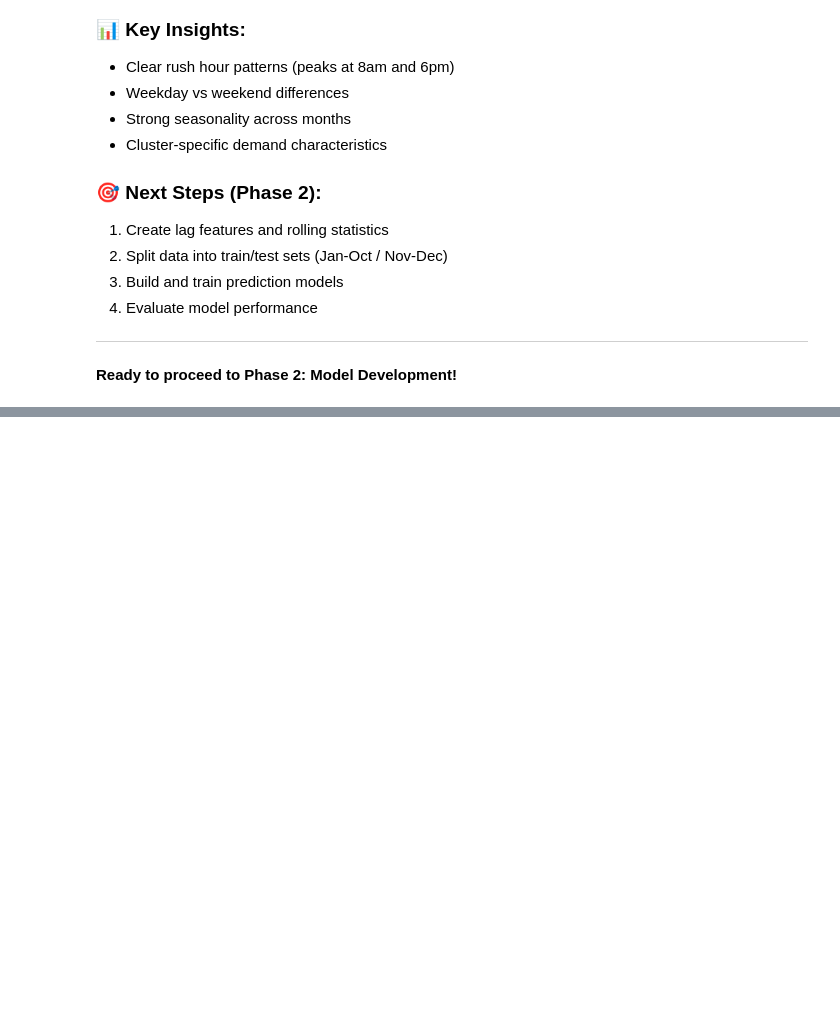
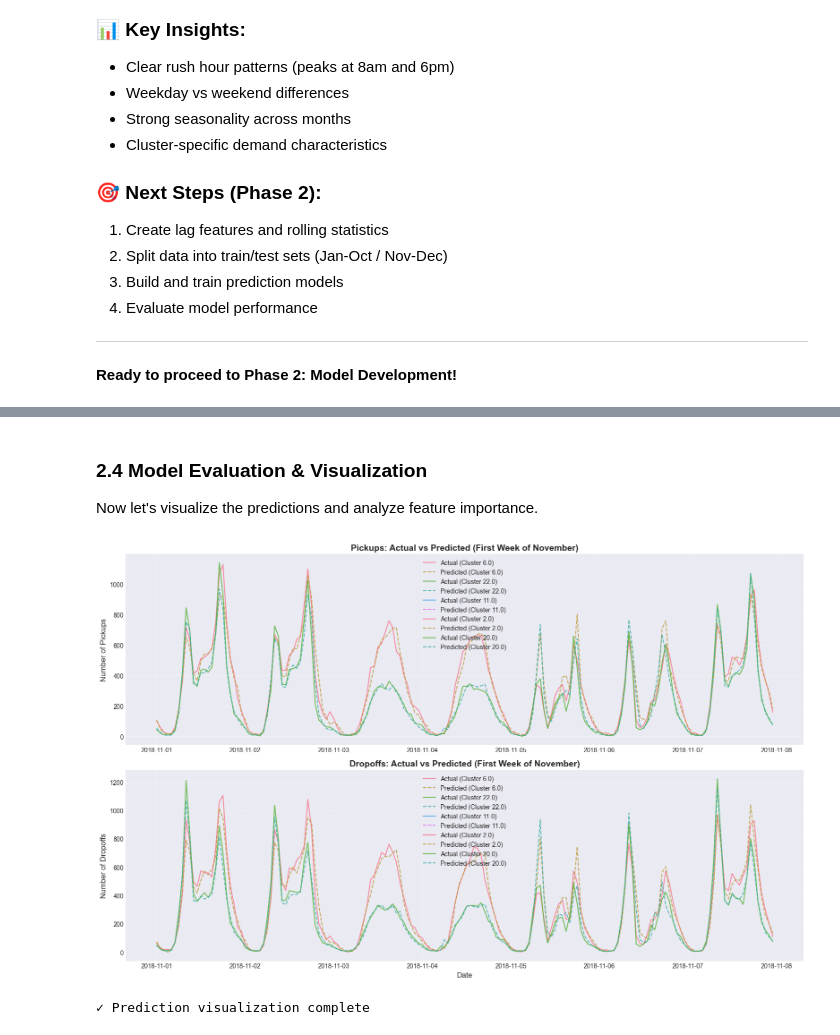
Before and after one commit to dtukrelle/Analysis-of-NY-Citi-Bike-stations, a Jupyter notebook: task2_demand_prediction.ipynb, the cells around one changed output, grey strips where cells are left out. Saved outputs shown, nothing was run; the diff lists cells and outputs as text; code cells hidden in the pictures; blank space fills up the shorter version.

```diff
--- a/task2_demand_prediction.ipynb
+++ b/task2_demand_prediction.ipynb
@@ -707,0 +1079,14 @@ print(f"  - Total dropoffs: {demand['dropoffs'].sum():,}")
+# %%
+# Define feature columns (exclude target variables and identifiers)
+exclude_cols = ['cluster', 'datetime_hour', 'date', 'pickups', 'dropoffs']
+feature_cols = [col for col in train_data_clean.columns if col not in exclude_cols]
+
+print(f"=== FEATURE SELECTION ===")
+print(f"Total features: {len(feature_cols)}")
+print(f"\nFeature categories:")
+print(f"  - Lag features: {len([c for c in feature_cols if 'lag' in c])}")
+print(f"  - Rolling features: {len([c for c in feature_cols if 'rolling' in c])}")
+print(f"  - Cyclical features: {len([c for c in feature_cols if 'sin' in c or 'cos' in c])}")
+print(f"  - Other features: {len([c for c in feature_cols if 'lag' not in c and 'rolling' not in c and 'sin' not in c and 'cos' not in c])}")
+
+print(f"\nSample features: {feature_cols[:10]}")
@@ -707,0 +1301,47 @@ print(f"  - Total dropoffs: {demand['dropoffs'].sum():,}")
+# %% [markdown]
+### 2.4 Model Evaluation & Visualization
+
+Now let's visualize the predictions and analyze feature importance.
+# %%
+# Visualize predictions vs actual values
+fig, axes = plt.subplots(2, 1, figsize=(16, 10))
+
+# Add predictions to test data for plotting
+test_data_clean['pickups_pred'] = pickups_result['predictions']
+test_data_clean['dropoffs_pred'] = dropoffs_result['predictions']
+
+# Plot first 7 days (168 hours) for each cluster
+plot_hours = 168
+for cluster_id in top_cluster_ids:
+    cluster_data = test_data_clean[test_data_clean['cluster'] == cluster_id].iloc[:plot_hours]
+
+    # Pickups
+    axes[0].plot(cluster_data['datetime_hour'], cluster_data['pickups'],
+                 label=f'Actual (Cluster {cluster_id})', linewidth=1.5, alpha=0.8)
+    axes[0].plot(cluster_data['datetime_hour'], cluster_data['pickups_pred'],
+                 label=f'Predicted (Cluster {cluster_id})', linestyle='--', linewidth=1.5, alpha=0.8)
+
+    # Dropoffs
+    axes[1].plot(cluster_data['datetime_hour'], cluster_data['dropoffs'],
+                 label=f'Actual (Cluster {cluster_id})', linewidth=1.5, alpha=0.8)
+    axes[1].plot(cluster_data['datetime_hour'], cluster_data['dropoffs_pred'],
+                 label=f'Predicted (Cluster {cluster_id})', linestyle='--', linewidth=1.5, alpha=0.8)
+
+axes[0].set_title('Pickups: Actual vs Predicted (First Week of November)', fontsize=14, fontweight='bold')
+axes[0].set_ylabel('Number of Pickups', fontsize=12)
+axes[0].legend(loc='best', fontsize=10)
+axes[0].grid(True, alpha=0.3)
+
+axes[1].set_title('Dropoffs: Actual vs Predicted (First Week of November)', fontsize=14, fontweight='bold')
+axes[1].set_xlabel('Date', fontsize=12)
+axes[1].set_ylabel('Number of Dropoffs', fontsize=12)
+axes[1].legend(loc='best', fontsize=10)
+axes[1].grid(True, alpha=0.3)
+
+plt.tight_layout()
+plt.show()
+
+print("✓ Prediction visualization complete")
+# %% [output]
+[figure, added]
+✓ Prediction visualization complete
```
Also changed, not shown: parts of 37 cells of this notebook.
